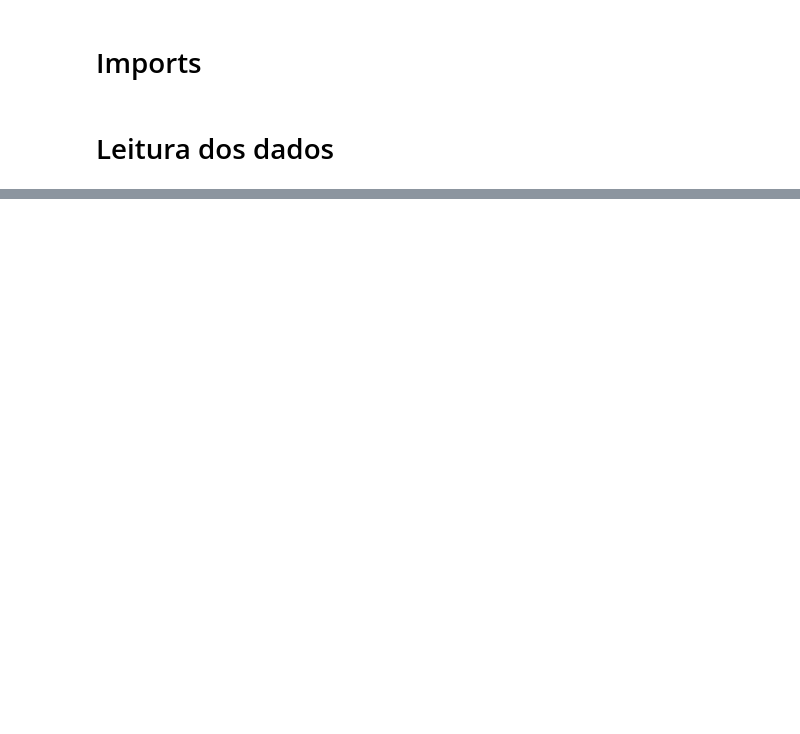
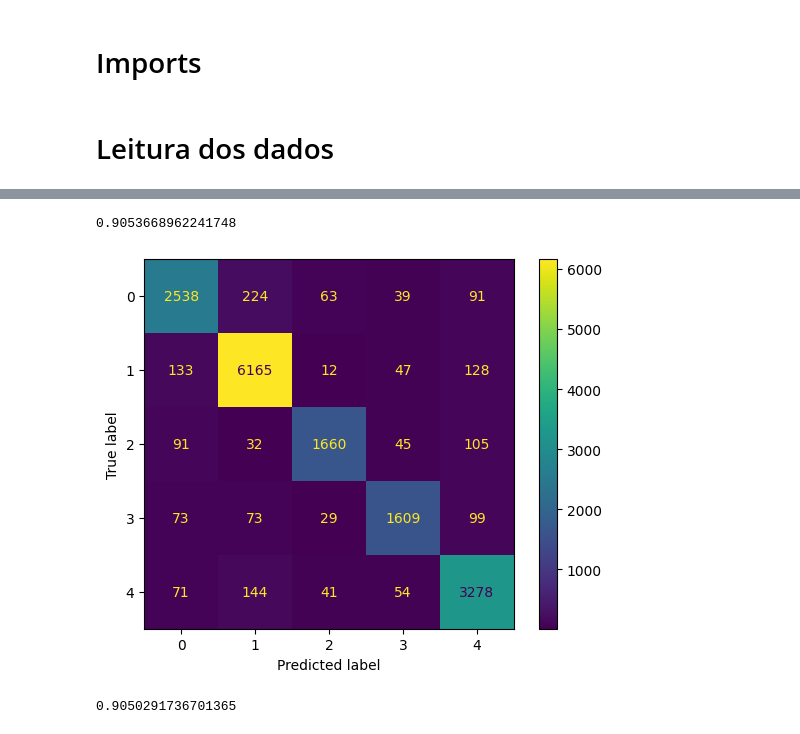
Before and after one commit to danielshz/news-categories-analysis, a Jupyter notebook: Modelos.ipynb, the cells around one changed output, grey strips where cells are left out. Cells and saved outputs as stored; diff of their text form; code cells hidden in the pictures; blank space fills up the shorter version.

```diff
--- a/Modelos.ipynb
+++ b/Modelos.ipynb
@@ -31,0 +158,22 @@ array(['U.S. NEWS', 'U.S. NEWS', 'COMEDY', ..., 'SPORTS', 'SPORTS',
+# %%
+# Testando no conjunto de teste
+
+log.fit(X_train_val, y_train_val)
+y_pred = log.predict(X_test)
+
+print(accuracy_score(y_test, y_pred))
+
+# Matriz de Confusão
+cm = confusion_matrix(y_test, y_pred)
+disp = ConfusionMatrixDisplay(confusion_matrix=cm)
+disp.plot()
+plt.show()
+# %% [output]
+0.9053668962241748
+[figure, added]
+# %%
+# F1 Score
+
+f1_score(y_test, y_pred, average='weighted')
+# %% [output]
+0.9050291736701365
```
Also changed, not shown: parts of 37 cells of this notebook, 2 other files.
